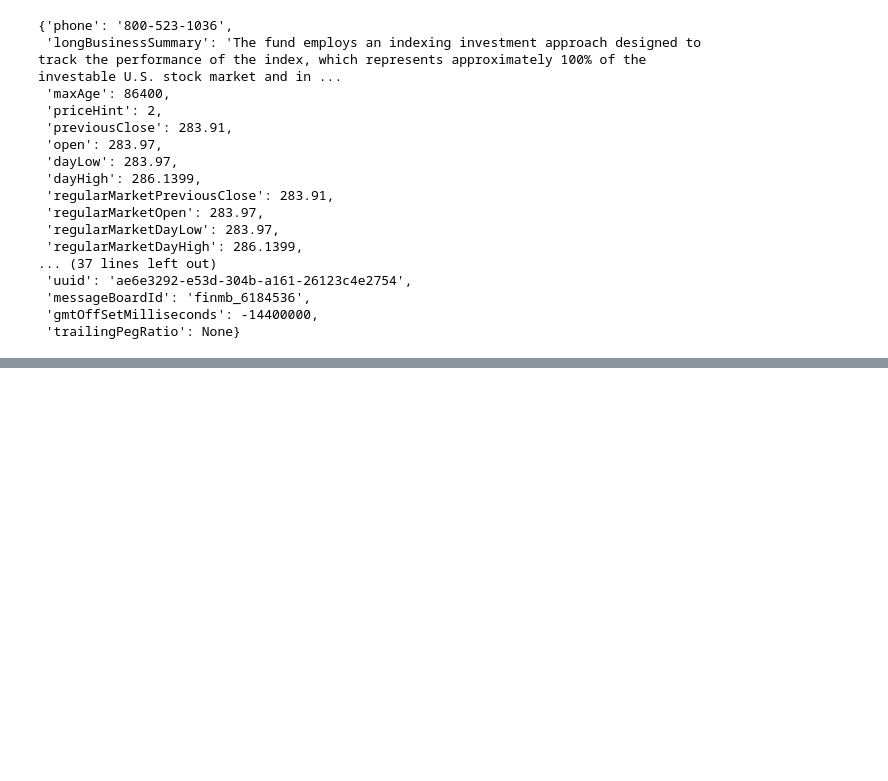
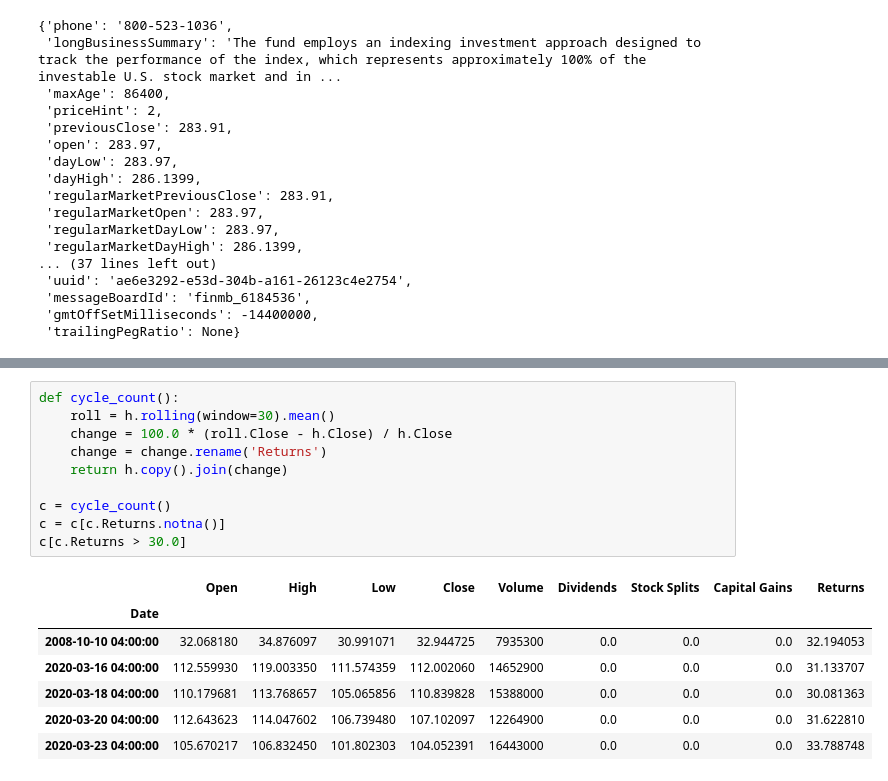
Before and after one commit to anselm67/Portfolio, a Jupyter notebook: Stuff.ipynb, the cells around one changed output, grey strips where cells are left out. Cells and saved outputs as stored; diff of their text form; blank space fills up the shorter version.

```diff
--- a/Stuff.ipynb
+++ b/Stuff.ipynb
@@ -106,0 +110,18 @@ plt.show()
+# %%
+def cycle_count():
+    roll = h.rolling(window=30).mean()
+    change = 100.0 * (roll.Close - h.Close) / h.Close
+    change = change.rename('Returns')
+    return h.copy().join(change)
+
+c = cycle_count()
+c = c[c.Returns.notna()]
+c[c.Returns > 30.0]
+# %% [output]
+|  | Open | High | Low | Close | Volume | Dividends | Stock Splits | Capital Gains | Returns |
+| Date |  |  |  |  |  |  |  |  |  |
+| 2008-10-10 04:00:00 | 32.068180 | 34.876097 | 30.991071 | 32.944725 | 7935300 | 0.0 | 0.0 | 0.0 | 32.194053 |
+| 2020-03-16 04:00:00 | 112.559930 | 119.003350 | 111.574359 | 112.002060 | 14652900 | 0.0 | 0.0 | 0.0 | 31.133707 |
+| 2020-03-18 04:00:00 | 110.179681 | 113.768657 | 105.065856 | 110.839828 | 15388000 | 0.0 | 0.0 | 0.0 | 30.081363 |
+| 2020-03-20 04:00:00 | 112.643623 | 114.047602 | 106.739480 | 107.102097 | 12264900 | 0.0 | 0.0 | 0.0 | 31.622810 |
+| 2020-03-23 04:00:00 | 105.670217 | 106.832450 | 101.802303 | 104.052391 | 16443000 | 0.0 | 0.0 | 0.0 | 33.788748 |
```
Also changed, not shown: parts of 5 cells of this notebook.
